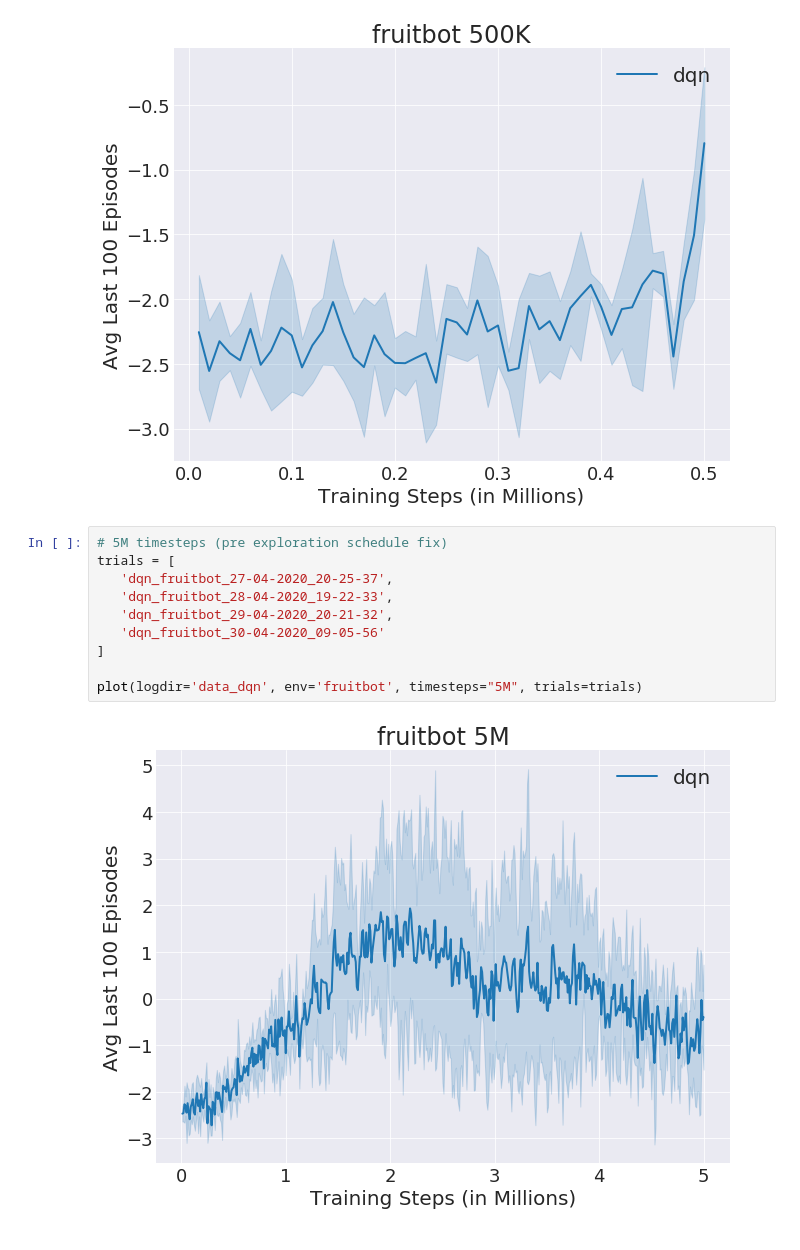
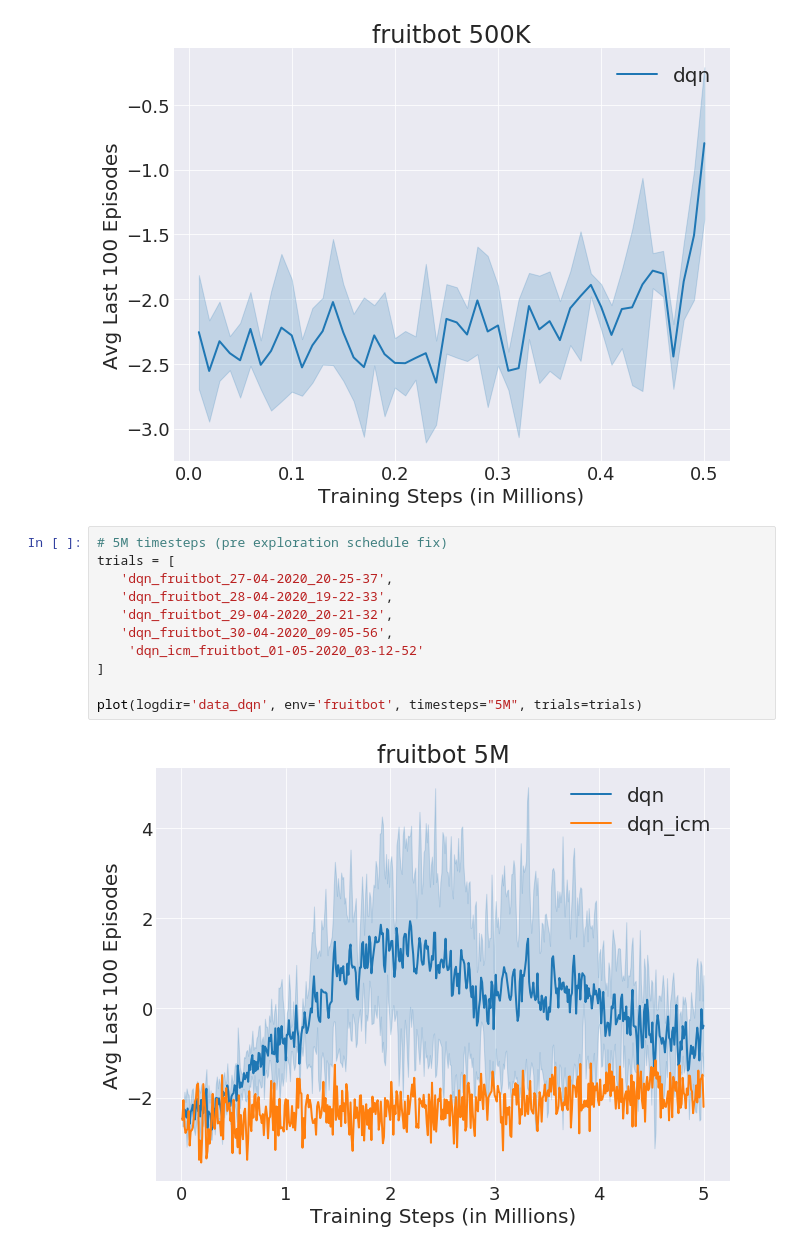
Before and after one commit to klo9klo9kloi/cs182final, a Jupyter notebook: ResultsVisualization.ipynb, the cells around one changed output. Cells and saved outputs as stored; diff of their text form.

Commit message:
visualize icm 5m

```diff
--- a/ResultsVisualization.ipynb
+++ b/ResultsVisualization.ipynb
@@ -92,12 +77,13 @@ plot(logdir='data_dqn', env='fruitbot', timesteps="500K", trials=trials)
 # %%
 # 5M timesteps (pre exploration schedule fix)
 trials = [
    'dqn_fruitbot_27-04-2020_20-25-37',
    'dqn_fruitbot_28-04-2020_19-22-33',
    'dqn_fruitbot_29-04-2020_20-21-32',
-   'dqn_fruitbot_30-04-2020_09-05-56'
+   'dqn_fruitbot_30-04-2020_09-05-56',
+    'dqn_icm_fruitbot_01-05-2020_03-12-52'
 ]
 
 plot(logdir='data_dqn', env='fruitbot', timesteps="5M", trials=trials)
 # %% [output]
-[figure, old version]
+[figure, new version]
```
Also changed, not shown: parts of 2 cells of this notebook.
